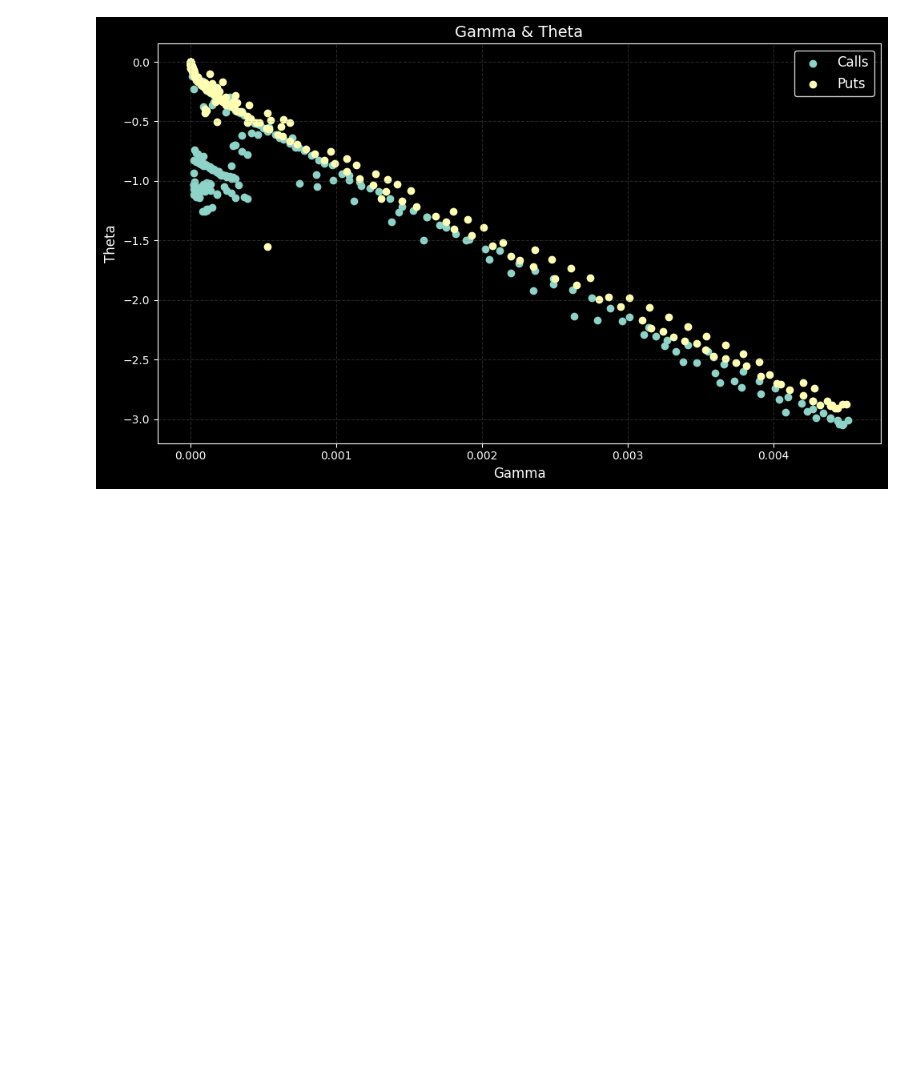
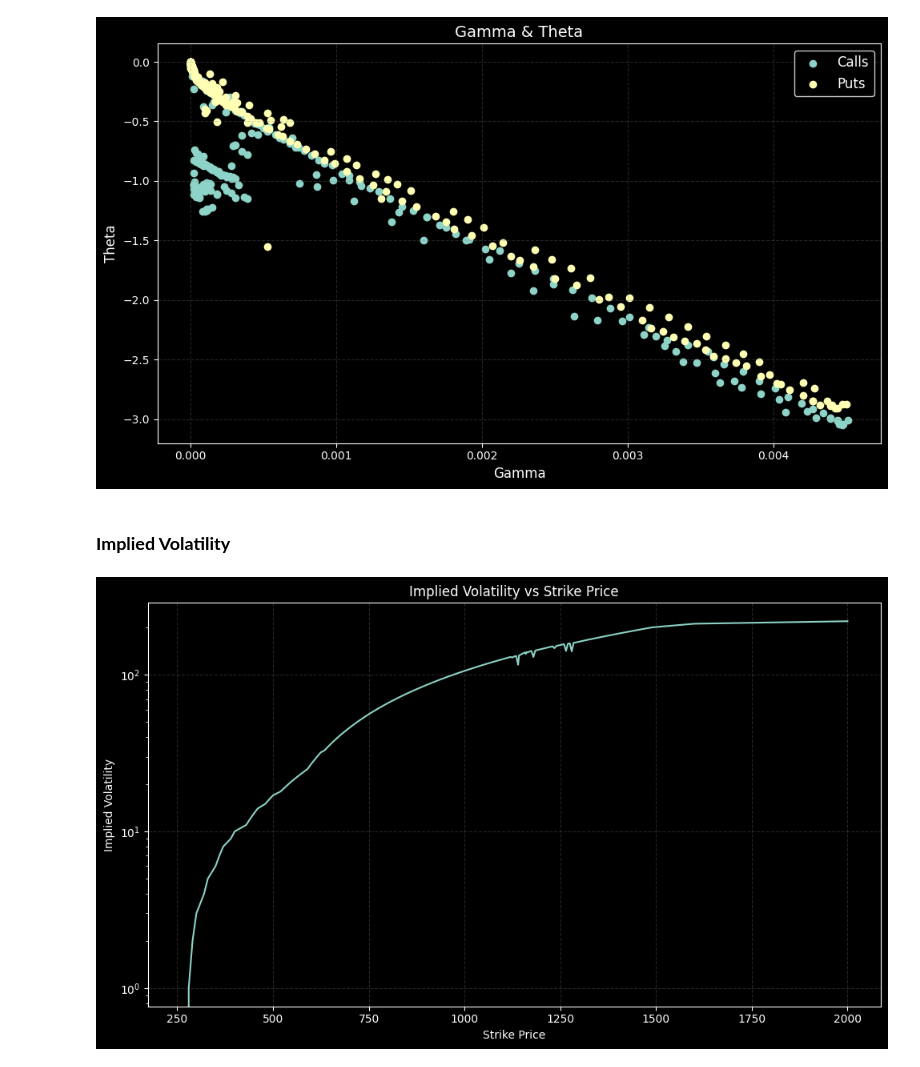
Before and after one commit to AnalyticalHarry/FutureAndOption, a Jupyter notebook: VOLATILITY_&_GREEKS_NVIDIA_OPTION_(14_JUNE_EXPIRATION).ipynb, the cells around one changed output. Cells and saved outputs as stored; diff of their text form; code cells hidden in the pictures; blank space fills up the shorter version.

```diff
--- a/VOLATILITY_&_GREEKS_NVIDIA_OPTION_(14_JUNE_EXPIRATION).ipynb
+++ b/VOLATILITY_&_GREEKS_NVIDIA_OPTION_(14_JUNE_EXPIRATION).ipynb
@@ -576,3 +576,17 @@ plt.tight_layout()
 plt.show()
 # %% [output]
 [figure]
+# %% [markdown]
+### **Implied Volatility**
+# %%
+plt.figure(figsize=(10, 6))
+plt.plot(call['Strike'], call['IV'])
+plt.yscale('log')
+plt.xlabel('Strike Price')
+plt.ylabel('Implied Volatility')
+plt.title('Implied Volatility vs Strike Price')
+plt.grid(True, linestyle='--', alpha=0.3, color='gray')
+plt.tight_layout()
+plt.show()
+# %% [output]
+[figure, added]
```
Also changed, not shown: parts of 1 cell of this notebook.
